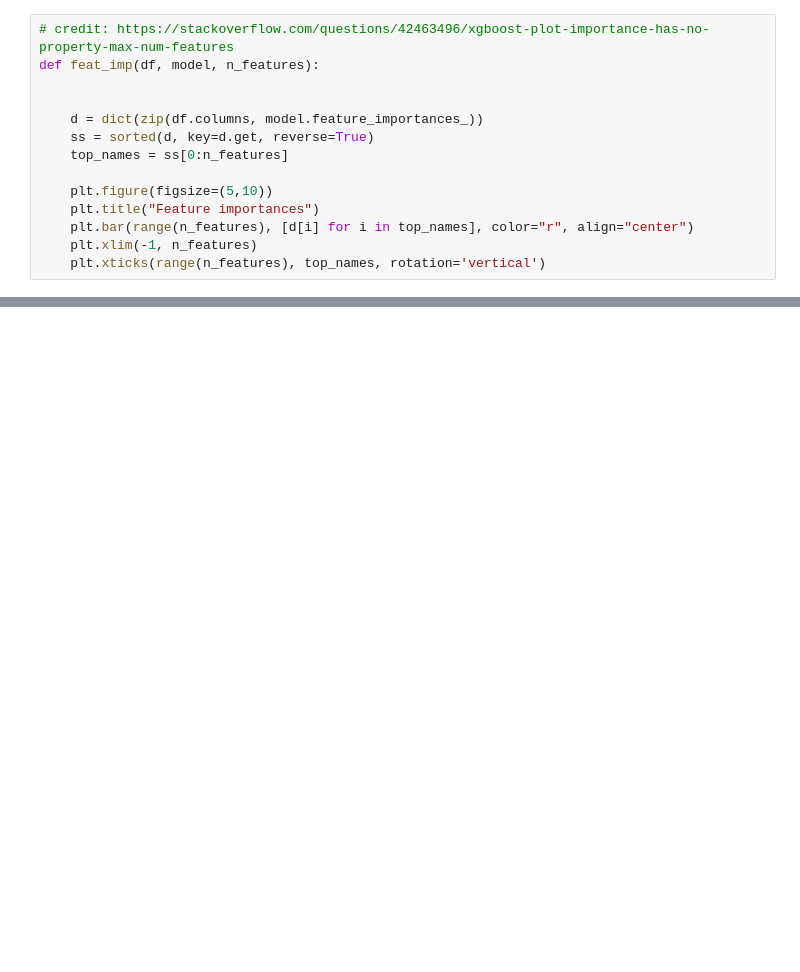
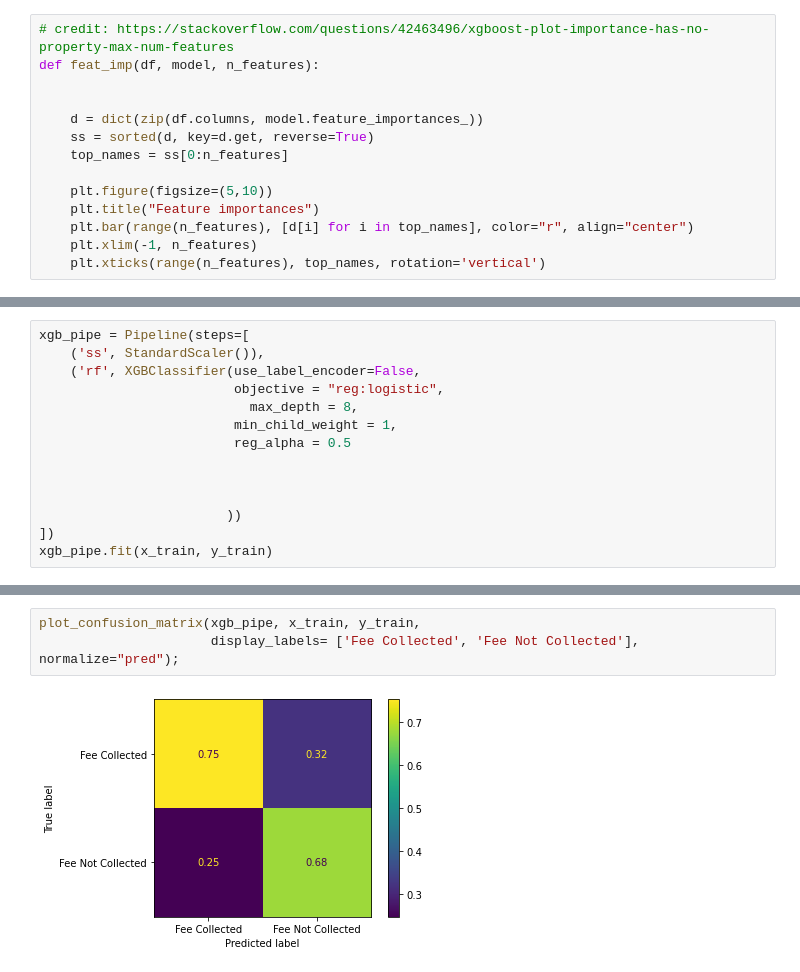
Before and after one commit to allisongao4015/oath_cases, a Jupyter notebook: Final_Notebook.ipynb, the cells around one changed output, grey strips where cells are left out. Drawn from its saved outputs; the diff is of its cells as text; blank space fills up the shorter version.

```diff
--- a/Final_Notebook.ipynb
+++ b/Final_Notebook.ipynb
@@ -2262,0 +2292,14 @@ feat_imp(x_train,xgb_pipe.steps[1][1], 5)
+# %%
+xgb_pipe = Pipeline(steps=[
+    ('ss', StandardScaler()),
+    ('rf', XGBClassifier(use_label_encoder=False,
+                         objective = "reg:logistic",
+                           max_depth = 8,
+                         min_child_weight = 1,
+                         reg_alpha = 0.5
+
+
+
+                        ))
+])
+xgb_pipe.fit(x_train, y_train)
@@ -2262,0 +2334,5 @@ feat_imp(x_train,xgb_pipe.steps[1][1], 5)
+# %%
+plot_confusion_matrix(xgb_pipe, x_train, y_train,
+                      display_labels= ['Fee Collected', 'Fee Not Collected'], normalize="pred");
+# %% [output]
+[figure, added]
```
Also changed, not shown: parts of 12 cells of this notebook.
